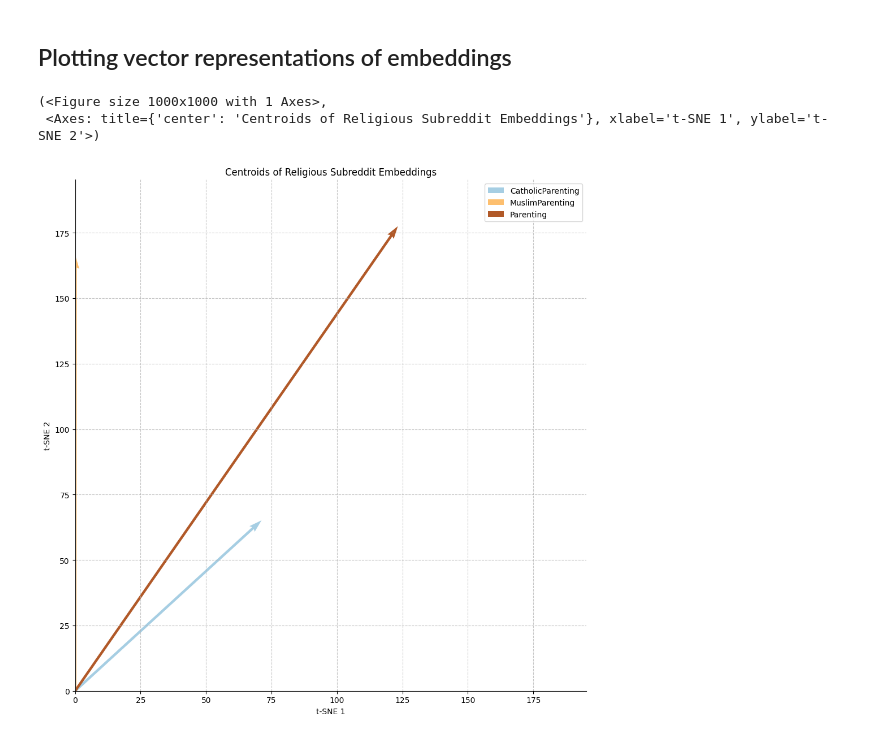
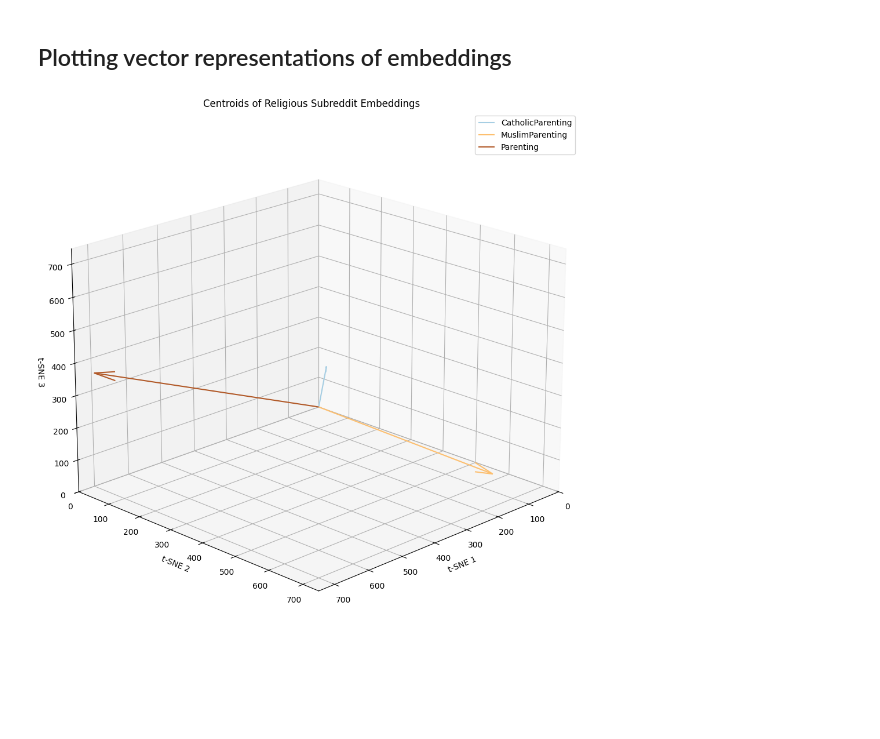
Before and after one commit to shreyansh-2003/parenting-style-subreddits-analyser, a Jupyter notebook: subreddit_similarity_analysis.ipynb, the cells around one changed output. Drawn from its saved outputs; the diff is of its cells as text; code cells hidden in the pictures; blank space fills up the shorter version.

Commit message:
3d visualisation of embeddings

```diff
--- a/subreddit_similarity_analysis.ipynb
+++ b/subreddit_similarity_analysis.ipynb
@@ -142,13 +142,13 @@ plt.show()
 # %%
 # Load processed data
 posts_df = pd.read_feather(
     DATA_DIR / 'reddit_religion_combined_embeddings.feather')
 
-vis.plot_subreddit_vector_space(posts_df=posts_df,
-                                embeddings_column='weighted_embeddings',
-                                title='Centroids of Religious Subreddit Embeddings',
-                                labels=posts_df['subreddit'].unique())
+vis.plot_subreddit_vector_space_3d(posts_df=posts_df,
+                                   embeddings_column='weighted_embeddings',
+                                   title='Centroids of Religious Subreddit Embeddings',
+                                   labels=posts_df['subreddit'].unique())
+
+plt.show()
 # %% [output]
-(<Figure size 1000x1000 with 1 Axes>,
- <Axes: title={'center': 'Centroids of Religious Subreddit Embeddings'}, xlabel='t-SNE 1', ylabel='t-SNE 2'>)
-[figure, old version]
+[figure, new version]
```
Also changed, not shown: 1 other file.
